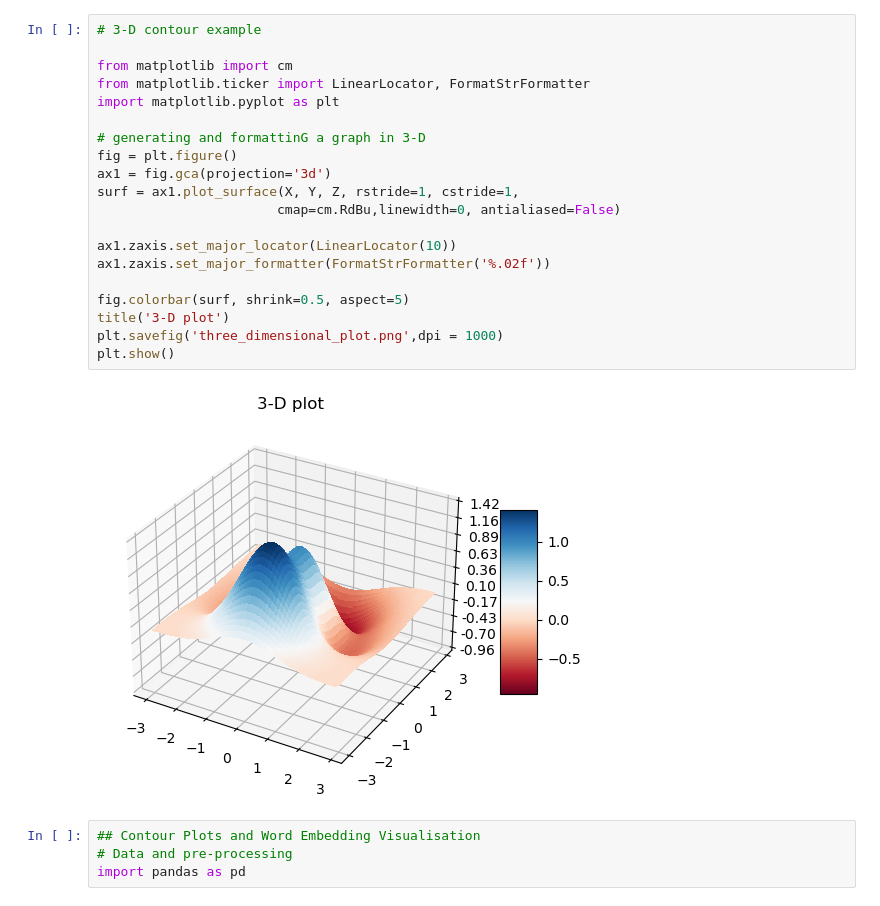
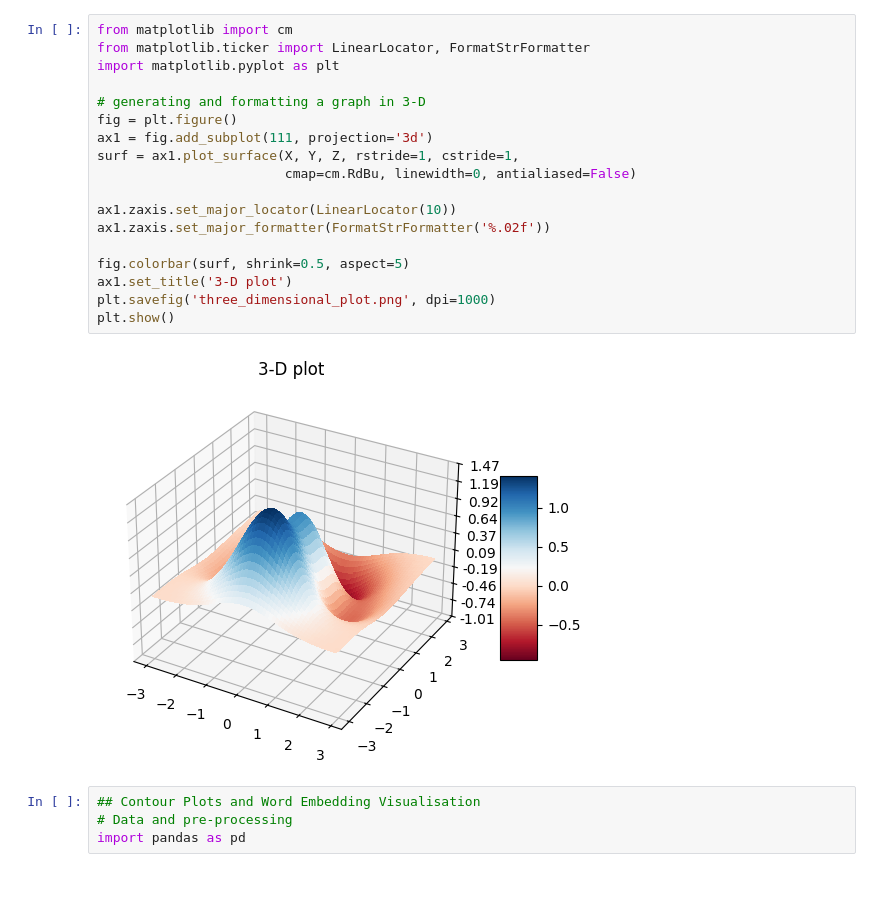
Before and after one commit to PetrKorab/Contour-Plots-and-Word-Embedding-Visualisation, a Jupyter notebook: contour.ipynb, the cells around one changed output. Cells and saved outputs as stored; diff of their text form.

```diff
--- a/contour.ipynb
+++ b/contour.ipynb
@@ -36,25 +36,23 @@ plt.show()
 # %%
-# 3-D contour example
-
 from matplotlib import cm
 from matplotlib.ticker import LinearLocator, FormatStrFormatter
 import matplotlib.pyplot as plt
 
-# generating and formattinG a graph in 3-D
+# generating and formatting a graph in 3-D
 fig = plt.figure()
-ax1 = fig.gca(projection='3d')
+ax1 = fig.add_subplot(111, projection='3d')
 surf = ax1.plot_surface(X, Y, Z, rstride=1, cstride=1,
-                       cmap=cm.RdBu,linewidth=0, antialiased=False)
+                        cmap=cm.RdBu, linewidth=0, antialiased=False)
 
 ax1.zaxis.set_major_locator(LinearLocator(10))
 ax1.zaxis.set_major_formatter(FormatStrFormatter('%.02f'))
 
 fig.colorbar(surf, shrink=0.5, aspect=5)
-title('3-D plot')
-plt.savefig('three_dimensional_plot.png',dpi = 1000)
+ax1.set_title('3-D plot')
+plt.savefig('three_dimensional_plot.png', dpi=1000)
 plt.show()
 # %% [output]
-[figure, old version]
+[figure, new version]
 # %%
 ## Contour Plots and Word Embedding Visualisation
 # Data and pre-processing
```
Also changed, not shown: parts of 5 cells of this notebook, 2 other files.
